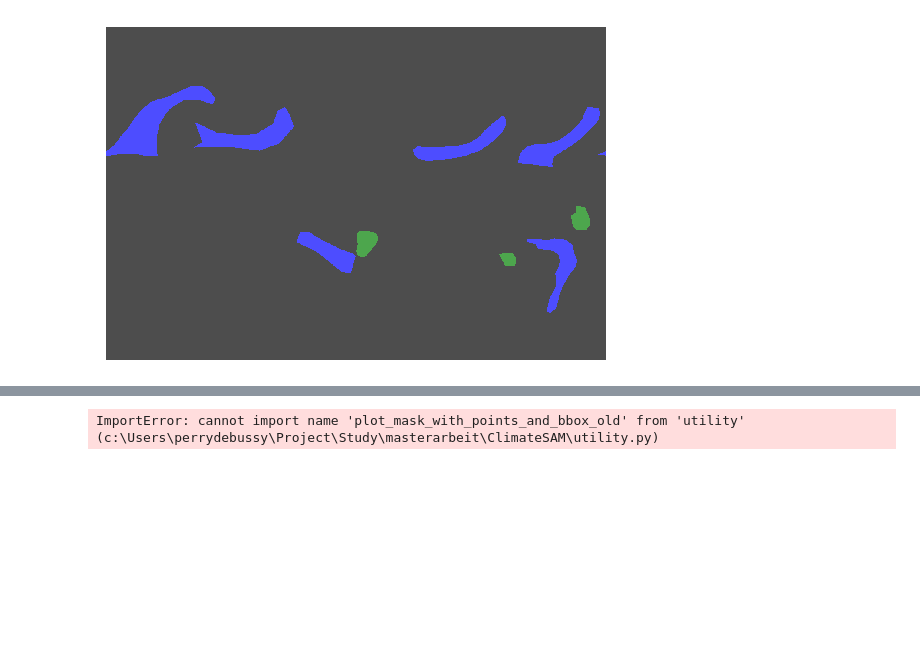
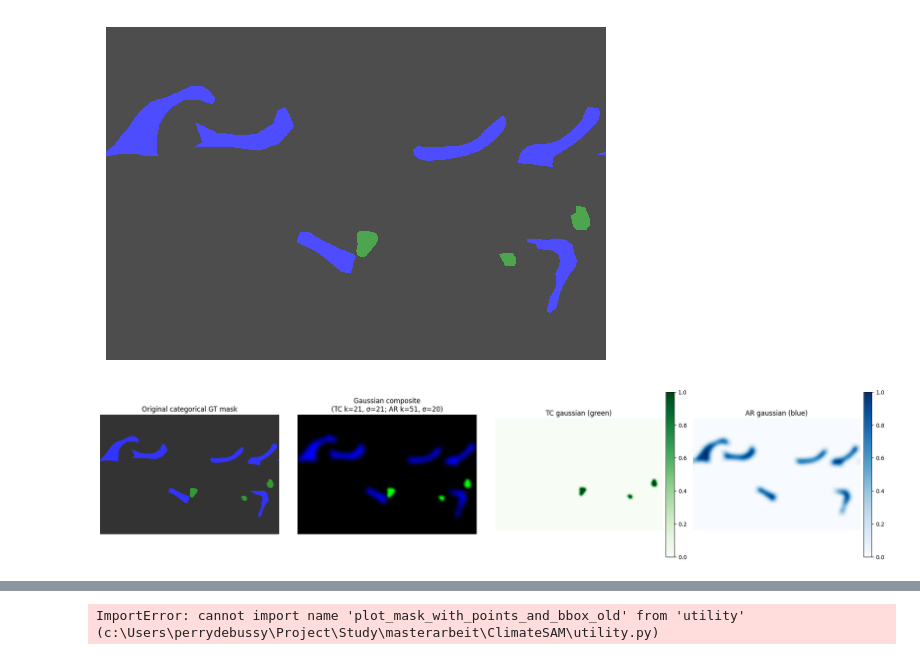
Before and after one commit to thangible/ClimateSAM, a Jupyter notebook: documentation.ipynb, the cells around one changed output, grey strips where cells are left out. Saved outputs shown, nothing was run; the diff lists cells and outputs as text; code cells hidden in the pictures; blank space fills up the shorter version.

```diff
--- a/documentation.ipynb
+++ b/documentation.ipynb
@@ -233,3 +233,77 @@ plt.subplots_adjust(left=0, right=1, top=1, bottom=0)
 plt.show()
 # %% [output]
 [figure]
+# %%
+ar_k_req = 51
+tc_k_req = 21
+ar_sigma = 20
+tc_sigma = 21
+# %%
+import numpy as np
+from matplotlib.colors import ListedColormap, BoundaryNorm
+
+# apply gaussian blur to gt_mask (TC/AR channels) and ar mask, visualize results
+import matplotlib.pyplot as plt
+
+# get binary masks (prefer existing numpy arrays if available)
+try:
+    tc_bin = tc_gt_mask.astype(np.float32)
+    ar_bin = ar_gt_mask.astype(np.float32)
+except Exception:
+    gm = gt_mask.detach().cpu().numpy().astype(np.int32)
+    tc_bin = (gm == 1).astype(np.float32)
+    ar_bin = (gm == 2).astype(np.float32)
+
+# choose kernel sizes (ensure odd)
+tc_k = tc_k_req if (tc_k_req % 2 == 1 and tc_k_req > 0) else tc_k_req + 1
+ar_k = ar_k_req if (ar_k_req % 2 == 1 and ar_k_req > 0) else ar_k_req + 1
+
+# use sigma values ifavailable
+tc_s = tc_sigma
+ar_s = ar_sigma
+
+# apply Gaussian blur (OpenCV expects float32)
+tc_blur = cv2.GaussianBlur(tc_bin.astype(np.float32), (tc_k, tc_k), sigmaX=float(tc_s))
+ar_blur = cv2.GaussianBlur(ar_bin.astype(np.float32), (ar_k, ar_k), sigmaX=float(ar_s))
+
+# normalize to [0,1] for visualization
+if tc_blur.max() > 0:
+    tc_blur = tc_blur / float(tc_blur.max())
+if ar_blur.max() > 0:
+    ar_blur = ar_blur / float(ar_blur.max())
+
+# RGB composite: background black, G = TC, B = AR
+rgb = np.zeros((tc_blur.shape[0], tc_blur.shape[1], 3), dtype=np.float32)
+rgb[..., 1] = tc_blur
+rgb[..., 2] = ar_blur
+rgb = np.clip(rgb, 0.0, 1.0)
+
+# prepare categorical GT mask display
+cmap = ListedColormap(['black', 'green', 'blue'])
+norm = BoundaryNorm([-0.5, 0.5, 1.5, 2.5], cmap.N)
+
+# Plot: original categorical mask, RGB gaussian composite, separate TC/AR heatmaps
+fig, axs = plt.subplots(1, 4, figsize=(20, 5))
+
+axs[0].imshow((tc_bin + 2 * ar_bin).astype(int), cmap=cmap,  interpolation='nearest', alpha=0.8)
+axs[0].set_title('Original categorical GT mask')
+axs[0].axis('off')
+
+axs[1].imshow(rgb, origin='upper', interpolation='nearest')
+axs[1].set_title(f'Gaussian composite\n(TC k={tc_k}, σ={tc_s}; AR k={ar_k}, σ={ar_s})')
+axs[1].axis('off')
+
+im2 = axs[2].imshow(tc_blur, cmap='Greens', vmin=0, vmax=1, interpolation='nearest')
+axs[2].set_title('TC gaussian (green)')
+axs[2].axis('off')
+fig.colorbar(im2, ax=axs[2], fraction=0.046, pad=0.02)
+
+im3 = axs[3].imshow(ar_blur, cmap='Blues', vmin=0, vmax=1, interpolation='nearest')
+axs[3].set_title('AR gaussian (blue)')
+axs[3].axis('off')
+fig.colorbar(im3, ax=axs[3], fraction=0.046, pad=0.02)
+
+plt.tight_layout()
+plt.show()
+# %% [output]
+[figure, added]
```
Also changed, not shown: parts of 2 cells of this notebook, 1 other file.
